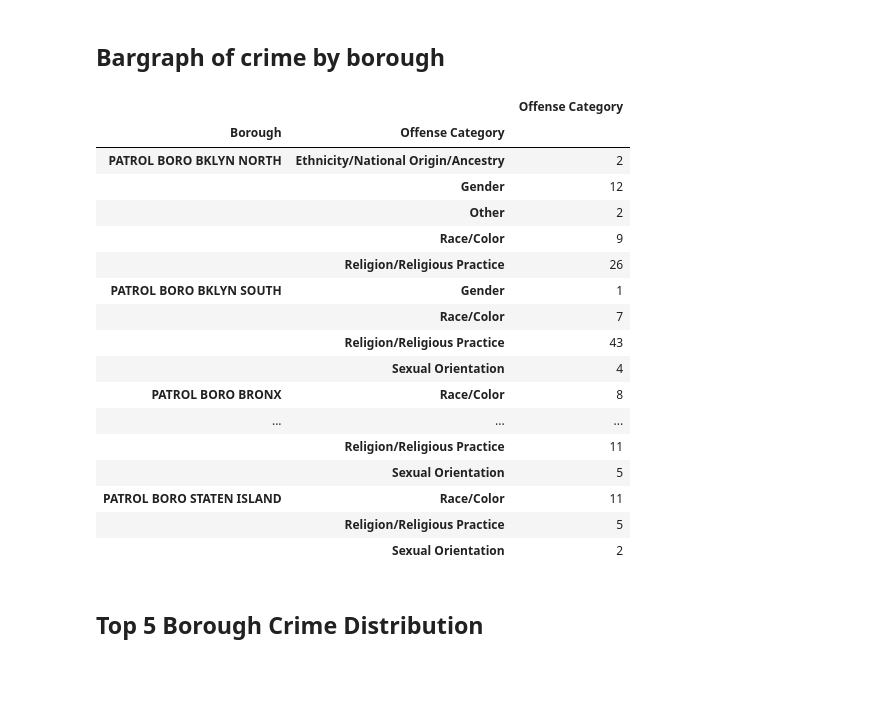
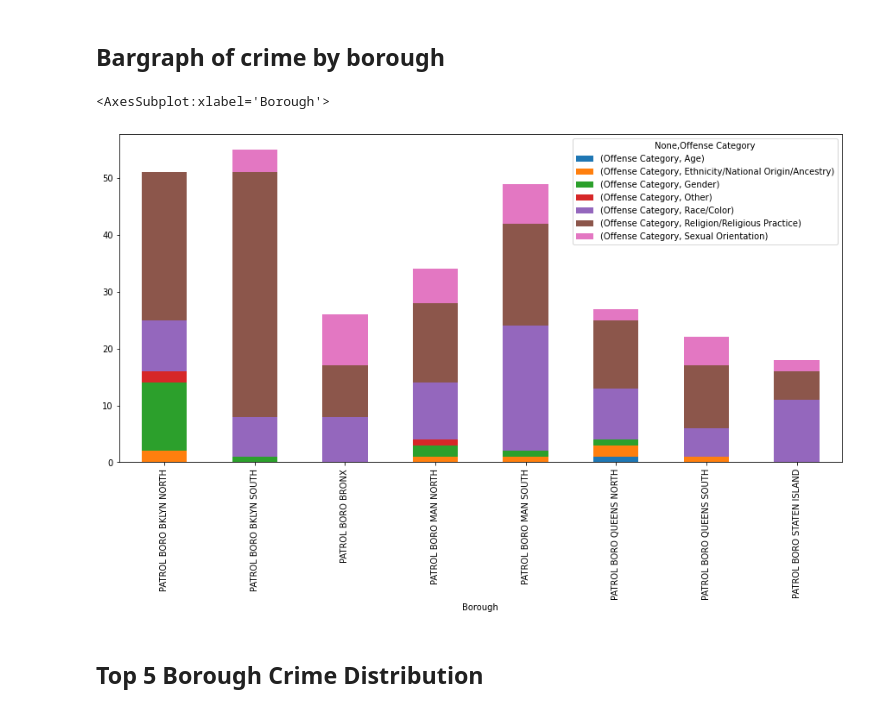
Before and after one commit to codeMonkeyHopeful/nypd-crime-tracker, a Jupyter notebook: main.ipynb, the cells around one changed output. Saved outputs shown, nothing was run; the diff lists cells and outputs as text; code cells hidden in the pictures; blank space fills up the shorter version.

```diff
--- a/main.ipynb
+++ b/main.ipynb
@@ -54,26 +61,10 @@ main.head()
 # %%
 crimes_by_burough = main[['Borough', 'Offense Category']]
 # %%
-crimes_by_burough.groupby(['Borough', 'Offense Category']).agg({'Offense Category': 'count'})
+crimes_by_burough.groupby(['Borough', 'Offense Category']).agg({'Offense Category': 'count'}).unstack().plot(kind='bar', stacked=True, figsize = (15,7))
 # %% [output]
-|  |  | Offense Category |
-| Borough | Offense Category |  |
-| PATROL BORO BKLYN NORTH | Ethnicity/National Origin/Ancestry | 2 |
-|  | Gender | 12 |
-|  | Other | 2 |
-|  | Race/Color | 9 |
-|  | Religion/Religious Practice | 26 |
-| PATROL BORO BKLYN SOUTH | Gender | 1 |
-|  | Race/Color | 7 |
-|  | Religion/Religious Practice | 43 |
-|  | Sexual Orientation | 4 |
-| PATROL BORO BRONX | Race/Color | 8 |
-| ... | ... | ... |
-|  | Religion/Religious Practice | 11 |
-|  | Sexual Orientation | 5 |
-| PATROL BORO STATEN ISLAND | Race/Color | 11 |
-|  | Religion/Religious Practice | 5 |
-|  | Sexual Orientation | 2 |
+<AxesSubplot:xlabel='Borough'>
+[figure, added]
 # %% [markdown]
 ## Top 5 Borough Crime Distribution
 # %%
```
Also changed, not shown: parts of 22 cells of this notebook.
